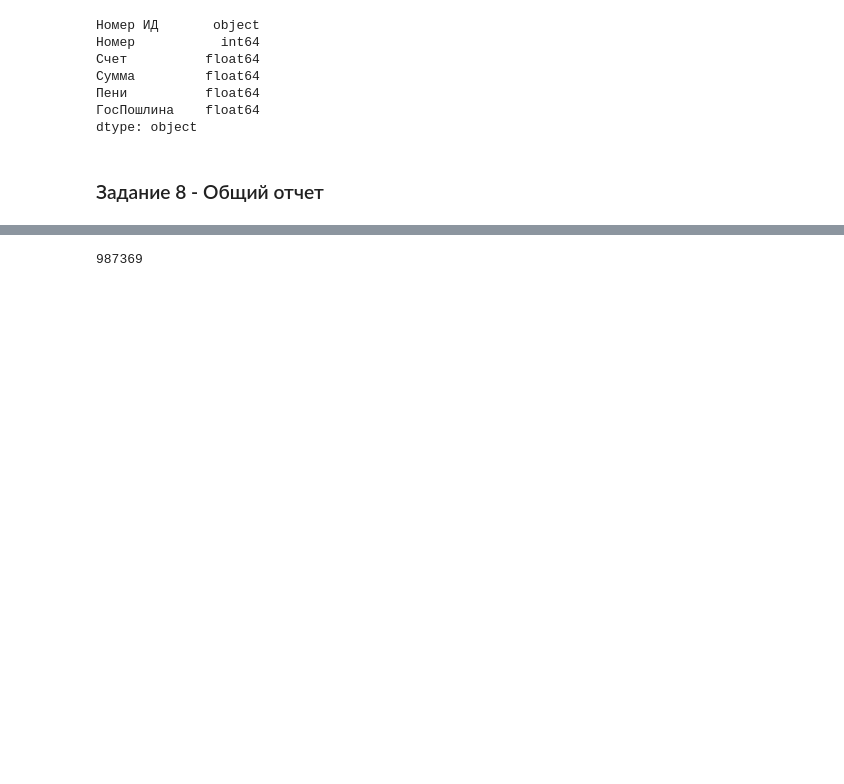
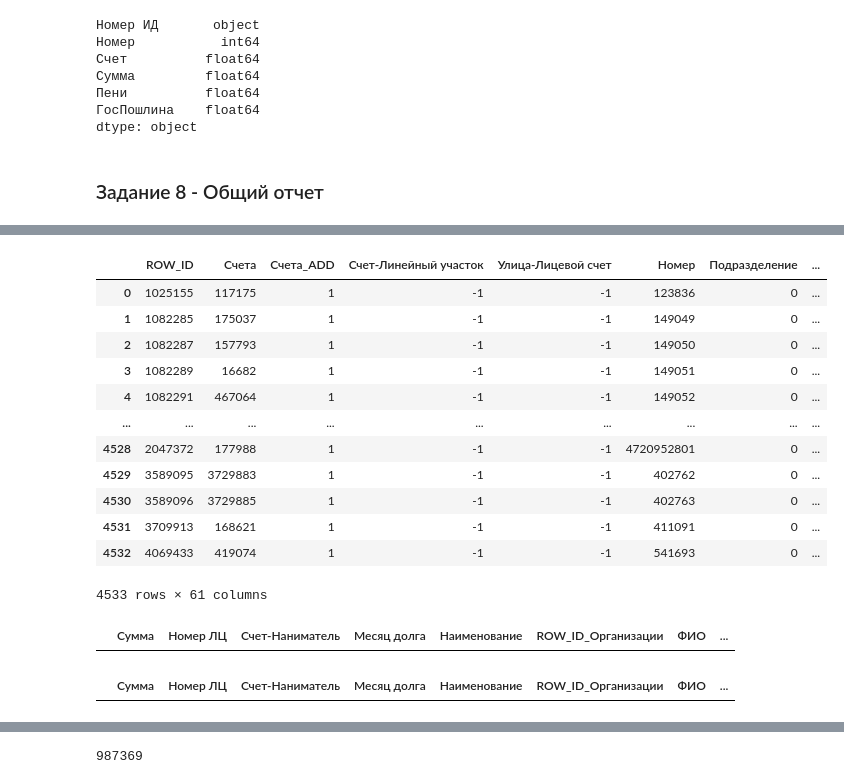
Before and after one commit to Neirohirurg/practice, a Jupyter notebook: src/test.ipynb, the cells around one changed output, grey strips where cells are left out. Drawn from its saved outputs; the diff is of its cells as text; code cells hidden in the pictures; blank space fills up the shorter version.

```diff
--- a/src/test.ipynb
+++ b/src/test.ipynb
@@ -216,0 +216,16 @@ df_ces
+# %%
+closedBills
+# %% [output]
+|  | ROW_ID | Счета | Счета_ADD | Счет-Линейный участок | Улица-Лицевой счет | Номер | Подразделение | ... |
+| 0 | 1025155 | 117175 | 1 | -1 | -1 | 123836 | 0 | ... |
+| 1 | 1082285 | 175037 | 1 | -1 | -1 | 149049 | 0 | ... |
+| 2 | 1082287 | 157793 | 1 | -1 | -1 | 149050 | 0 | ... |
+| 3 | 1082289 | 16682 | 1 | -1 | -1 | 149051 | 0 | ... |
+| 4 | 1082291 | 467064 | 1 | -1 | -1 | 149052 | 0 | ... |
+| ... | ... | ... | ... | ... | ... | ... | ... | ... |
+| 4528 | 2047372 | 177988 | 1 | -1 | -1 | 4720952801 | 0 | ... |
+| 4529 | 3589095 | 3729883 | 1 | -1 | -1 | 402762 | 0 | ... |
+| 4530 | 3589096 | 3729885 | 1 | -1 | -1 | 402763 | 0 | ... |
+| 4531 | 3709913 | 168621 | 1 | -1 | -1 | 411091 | 0 | ... |
+| 4532 | 4069433 | 419074 | 1 | -1 | -1 | 541693 | 0 | ... |
+4533 rows × 61 columns
@@ -216,0 +240,8 @@ df_ces
+# %%
+allPeriods
+# %% [output]
+|  | Сумма | Номер ЛЦ | Счет-Наниматель | Месяц долга | Наименование | ROW_ID_Организации | ФИО | ... |
+# %%
+fzcopy[fzcopy["Счет-Наниматель"].isin(closedBills["Счет-Наниматель"])]
+# %% [output]
+|  | Сумма | Номер ЛЦ | Счет-Наниматель | Месяц долга | Наименование | ROW_ID_Организации | ФИО | ... |
```
Also changed, not shown: parts of 11 cells of this notebook, 4 other files.
